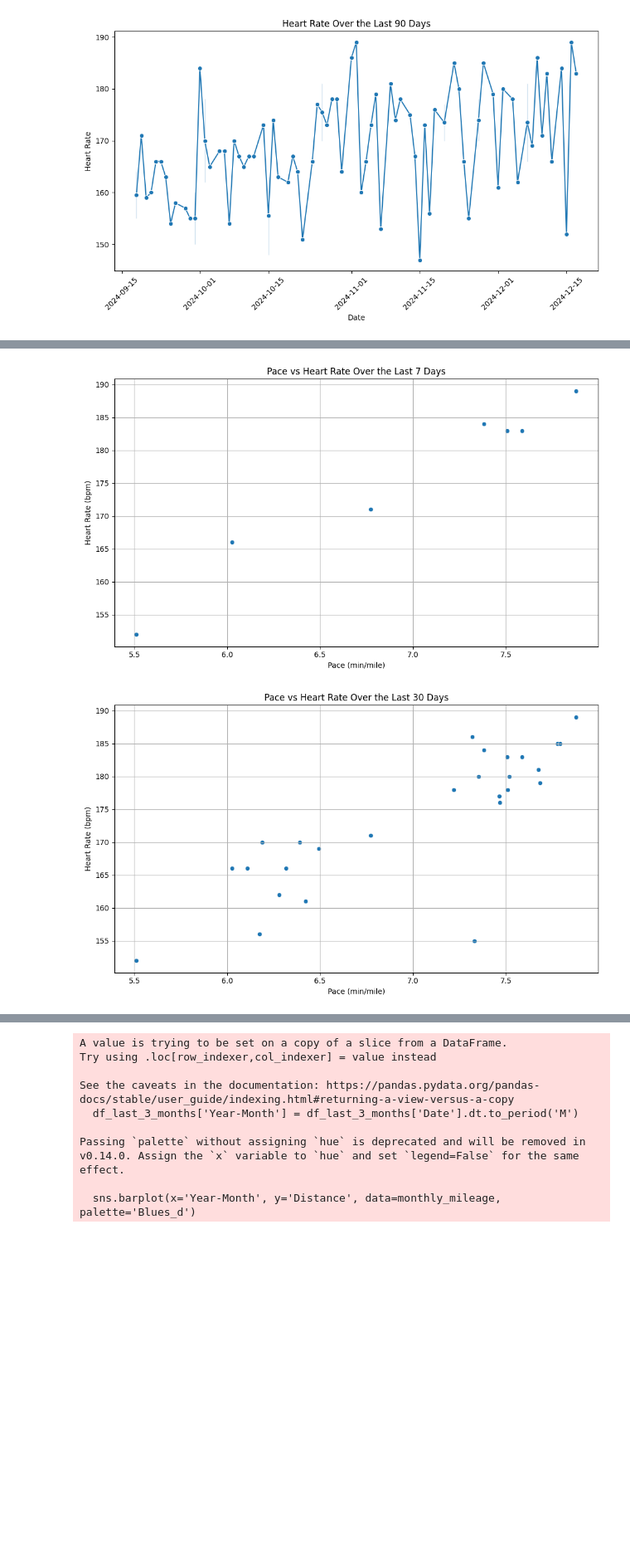
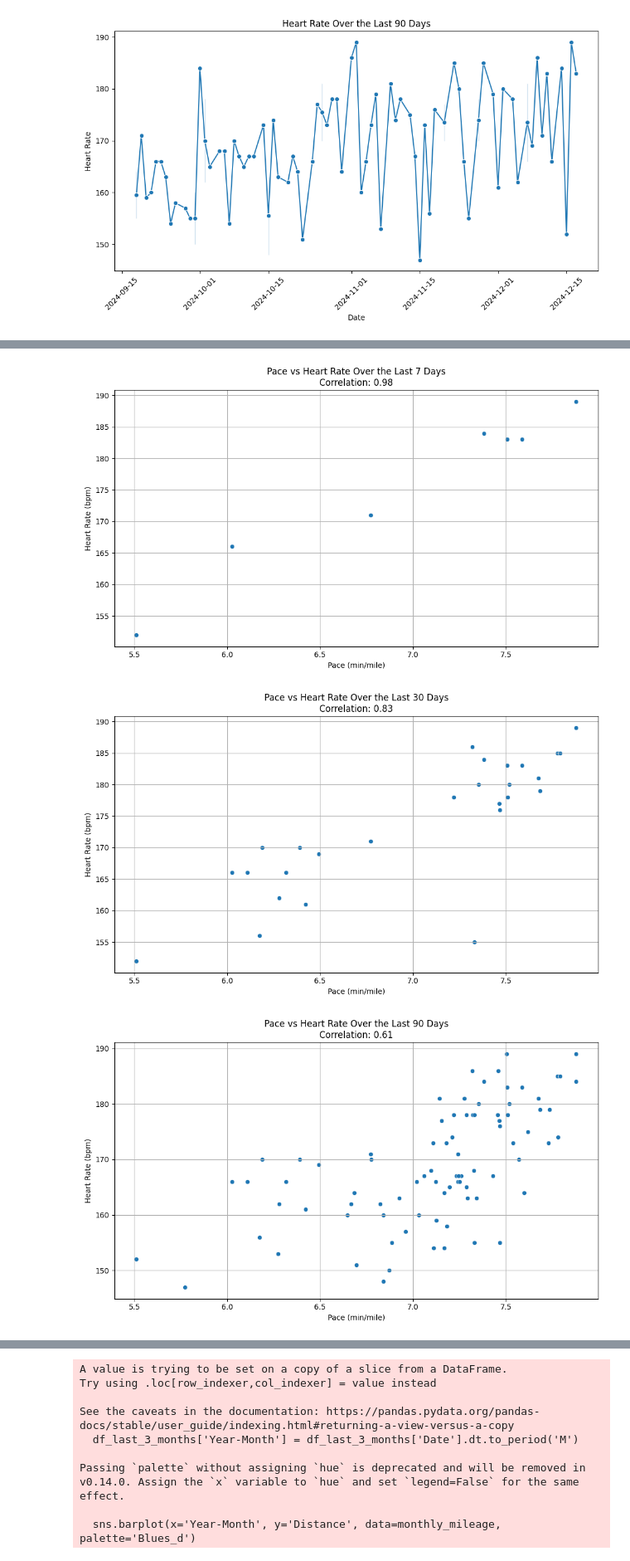
Before and after one commit to TimB21/Marathon-Training-Performance-and-Recovery-Dashboard, a Jupyter notebook: Script/Script.ipynb, the cells around one changed output, grey strips where cells are left out. Shown at 83% size. Saved outputs shown, nothing was run; the diff lists cells and outputs as text; code cells hidden in the pictures; blank space fills up the shorter version.

Commit message:
Added more graphs and read-me outline

```diff
--- a/Script/Script.ipynb
+++ b/Script/Script.ipynb
@@ -290,10 +324,23 @@ plt.show()
 # %%
 import matplotlib.pyplot as plt
+
+# Calculate and display correlation for the last 7 days
+correlation_7_days = last_7_days['Pace (mph)'].corr(last_7_days['Heart Rate'])
+print(f"Correlation between Pace and Heart Rate over the last 7 days: {correlation_7_days:.2f}")
+
+# Calculate and display correlation for the last 30 days
+correlation_30_days = last_30_days['Pace (mph)'].corr(last_30_days['Heart Rate'])
+print(f"Correlation between Pace and Heart Rate over the last 30 days: {correlation_30_days:.2f}")
+
+# Calculate and display correlation for the last 90 days
+correlation_90_days = last_90_days['Pace (mph)'].corr(last_90_days['Heart Rate'])
+print(f"Correlation between Pace and Heart Rate over the last 90 days: {correlation_90_days:.2f}")
 
 # Scatter Plot: Pace vs Heart Rate for the Last 7 Days
 plt.figure(figsize=(10, 6))
 sns.scatterplot(x='Pace (mph)', y='Heart Rate', data=last_7_days)
-plt.title('Pace vs Heart Rate Over the Last 7 Days')
+plt.correlation = last_7_days['Pace (mph)'].corr(last_7_days['Heart Rate'])
+plt.title(f'Pace vs Heart Rate Over the Last 7 Days\nCorrelation: {correlation_7_days:.2f}')
 plt.xlabel('Pace (min/mile)')
 plt.ylabel('Heart Rate (bpm)')
 plt.grid(True)
@@ -303,10 +350,22 @@ plt.show()
 # Scatter Plot: Pace vs Heart Rate for the Last 30 Days
 plt.figure(figsize=(10, 6))
 sns.scatterplot(x='Pace (mph)', y='Heart Rate', data=last_30_days)
-plt.title('Pace vs Heart Rate Over the Last 30 Days')
+plt.correlation = last_30_days['Pace (mph)'].corr(last_30_days['Heart Rate'])
+plt.title(f'Pace vs Heart Rate Over the Last 30 Days\nCorrelation: {correlation_30_days:.2f}')
 plt.xlabel('Pace (min/mile)')
 plt.ylabel('Heart Rate (bpm)')
 plt.grid(True)
 plt.tight_layout()
 plt.show()
+
+# Scatter Plot: Pace vs Heart Rate for the Last 30 Days
+plt.figure(figsize=(10, 6))
+sns.scatterplot(x='Pace (mph)', y='Heart Rate', data=last_90_days)
+plt.correlation = last_90_days['Pace (mph)'].corr(last_90_days['Heart Rate'])
+plt.title(f'Pace vs Heart Rate Over the Last 90 Days\nCorrelation: {correlation_90_days:.2f}')
+plt.xlabel('Pace (min/mile)')
+plt.ylabel('Heart Rate (bpm)')
+plt.grid(True)
+plt.tight_layout()
+plt.show()
 # %% [output]
@@ -313,5 +375,6 @@ plt.show()
-[figure, old version]
+[figure, new version]
-[figure, old version]
+[figure, new version]
+[figure, added]
 # %%
 df = df[df['Distance'] >= 2.1]
 
```
Also changed, not shown: parts of 7 cells of this notebook, 3 other files.
